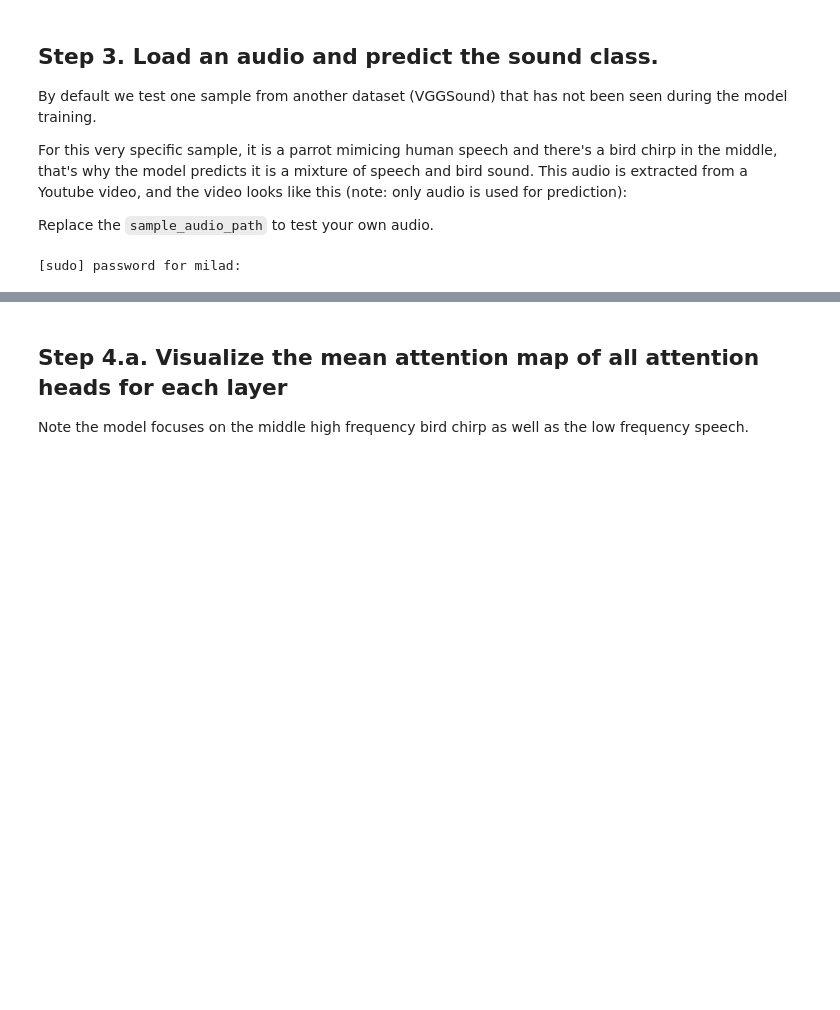
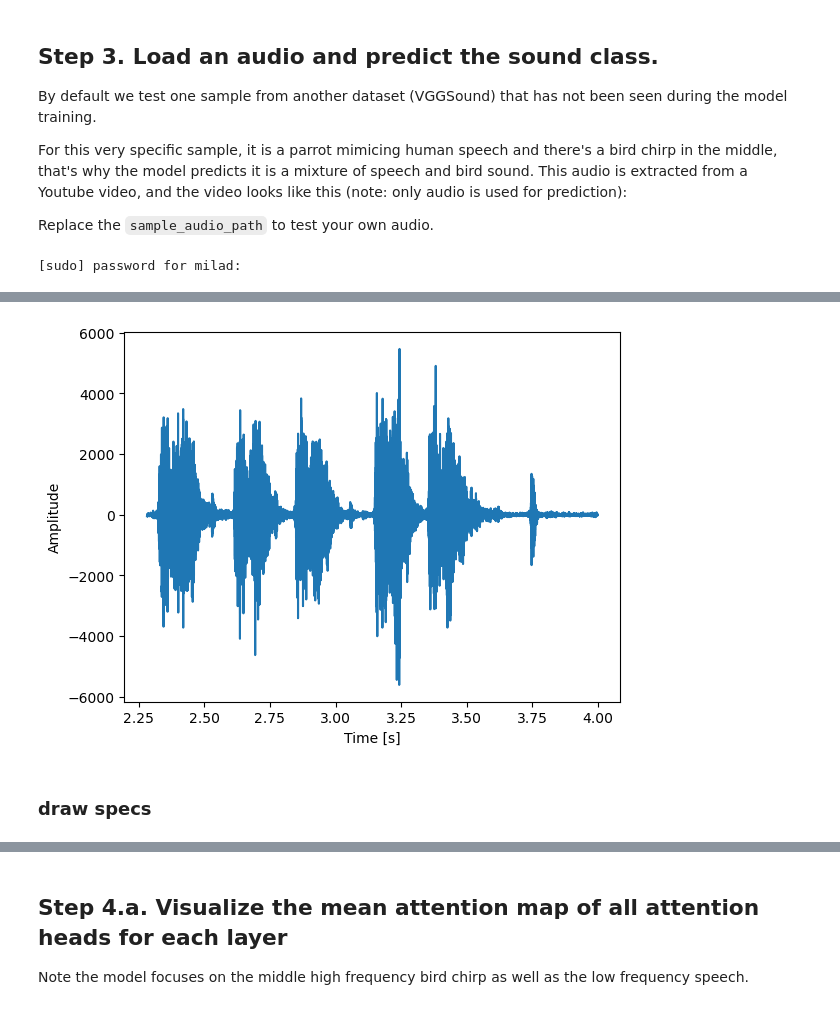
Before and after one commit to milad-s5/ast, a Jupyter notebook: AST_Inference_Demo_CPU.ipynb, the cells around one changed output, grey strips where cells are left out. Saved outputs shown, nothing was run; the diff lists cells and outputs as text; code cells hidden in the pictures; blank space fills up the shorter version.

```diff
--- a/AST_Inference_Demo_CPU.ipynb
+++ b/AST_Inference_Demo_CPU.ipynb
@@ -353,0 +378,13 @@ Listen to this sample:
+# %%
+samplerate, data = read('./sample_audios/voice_gun3_16k.wav')
+duration = len(data)/samplerate
+
+time = np.arange(0,duration,1/samplerate) #time vector
+
+x = 36500
+plt.plot(time[x:],data[x:,0])
+plt.xlabel('Time [s]')
+plt.ylabel('Amplitude')
+plt.show()
+# %% [output]
+[figure, added]
@@ -353,0 +397,2 @@ Listen to this sample:
+# %% [markdown]
+### draw specs
```
Also changed, not shown: parts of 24 cells of this notebook, 9 other files.
